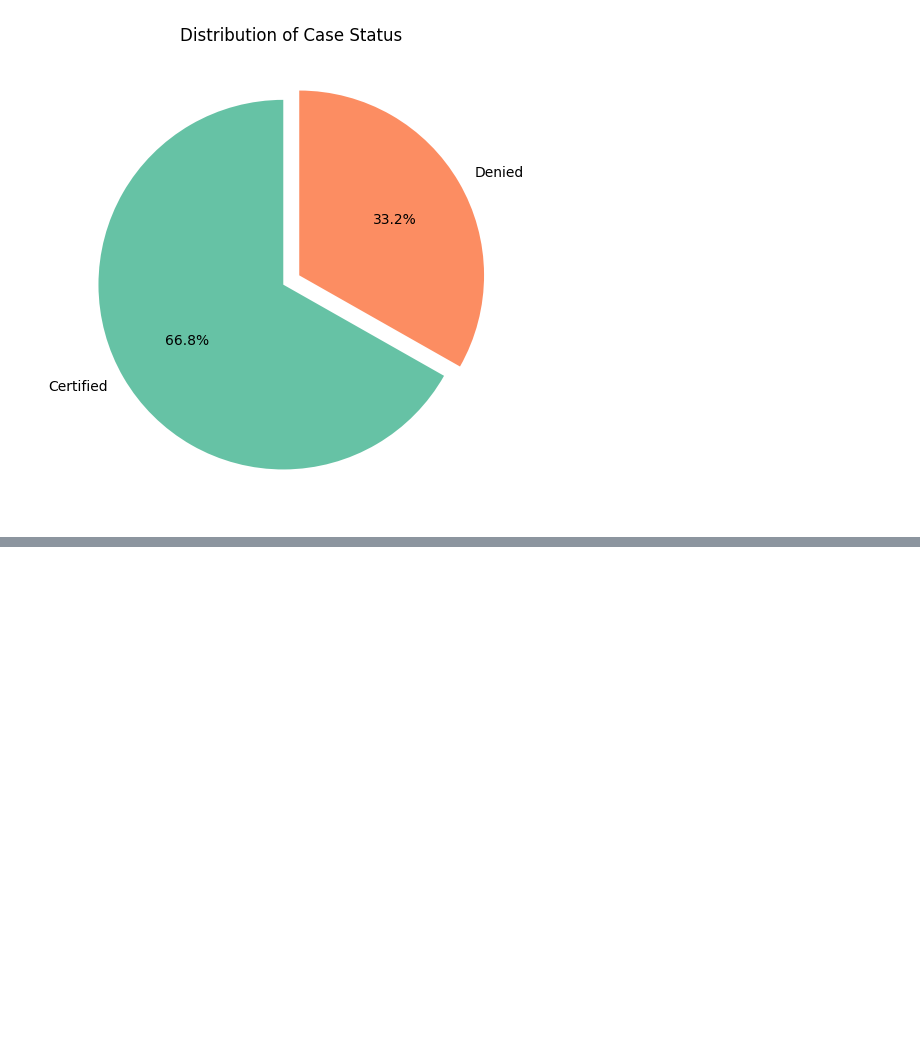
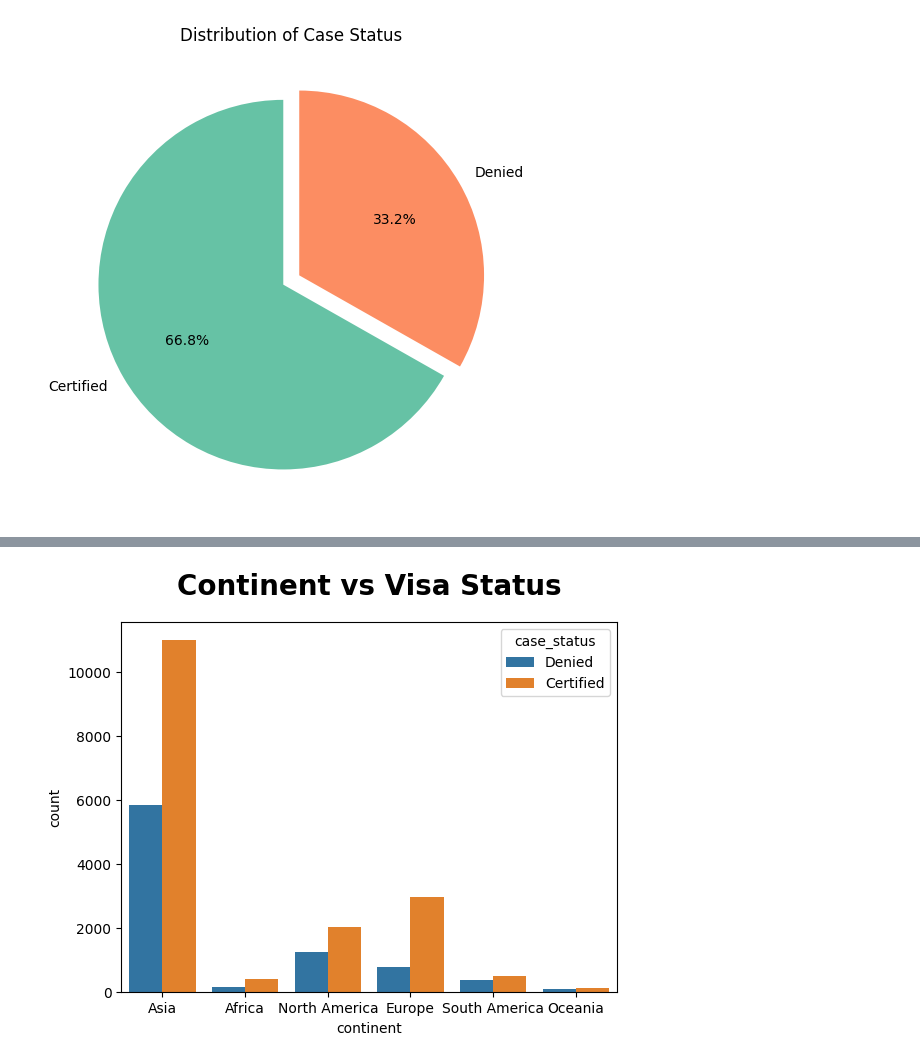
Before and after one commit to iqbal-svg/mlops-production-ready-machine-learning-project, a Jupyter notebook: notebook/1_eda_us_visa.ipynb, the cells around one changed output, grey strips where cells are left out. Drawn from its saved outputs; the diff is of its cells as text; code cells hidden in the pictures; blank space fills up the shorter version.

```diff
--- a/notebook/1_eda_us_visa.ipynb
+++ b/notebook/1_eda_us_visa.ipynb
@@ -400,0 +447,6 @@ plt.show()
+# %%
+sns.countplot(x='continent',data=df,hue='case_status')
+plt.title("Continent vs Visa Status", weight="bold",fontsize=20, pad=20)
+plt.show()
+# %% [output]
+[figure, added]
```
Also changed, not shown: parts of 7 cells of this notebook.
